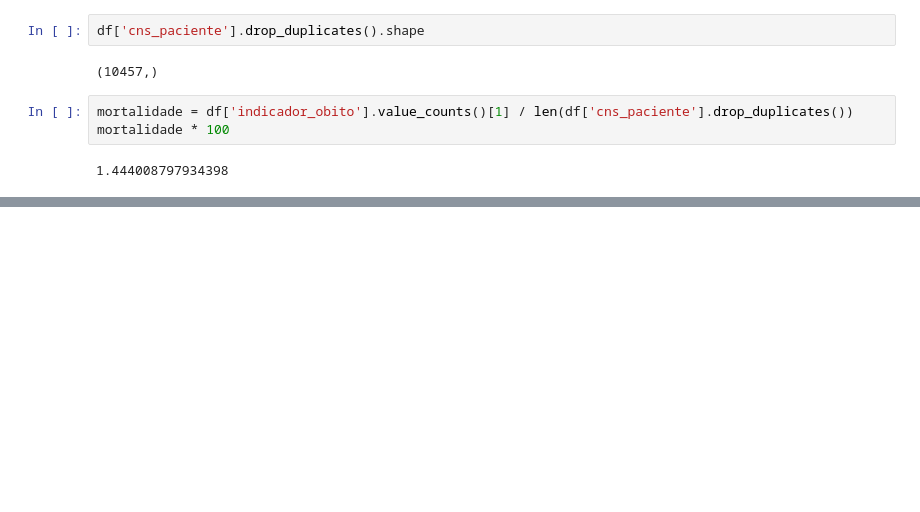
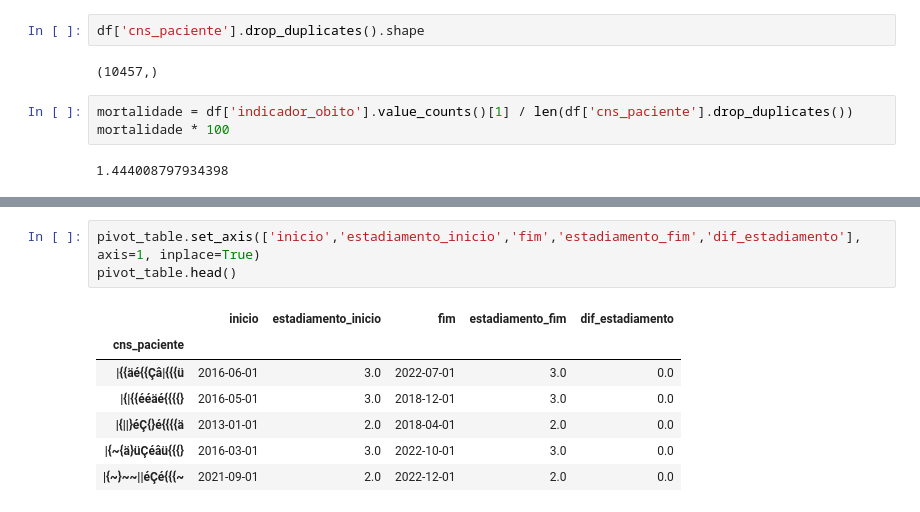
Before and after one commit to TiamatCod3/ia-saude, a Jupyter notebook: src/analise.ipynb, the cells around one changed output, grey strips where cells are left out. Saved outputs shown, nothing was run; the diff lists cells and outputs as text; blank space fills up the shorter version.

```diff
--- a/src/analise.ipynb
+++ b/src/analise.ipynb
@@ -242,0 +340,11 @@ Name: count, dtype: int64
+# %%
+pivot_table.set_axis(['inicio','estadiamento_inicio','fim','estadiamento_fim','dif_estadiamento'], axis=1, inplace=True)
+pivot_table.head()
+# %% [output]
+|  | inicio | estadiamento_inicio | fim | estadiamento_fim | dif_estadiamento |
+| cns_paciente |  |  |  |  |  |
+| |{{äé{{Çâ|{{{ü | 2016-06-01 | 3.0 | 2022-07-01 | 3.0 | 0.0 |
+| |{|{{ééäé{{{{} | 2016-05-01 | 3.0 | 2018-12-01 | 3.0 | 0.0 |
+| |{||}éÇ{}é{{{{ä | 2013-01-01 | 2.0 | 2018-04-01 | 2.0 | 0.0 |
+| |{~{ä}üÇéâü{{{} | 2016-03-01 | 3.0 | 2022-10-01 | 3.0 | 0.0 |
+| |{~}~~||éÇé{{{~ | 2021-09-01 | 2.0 | 2022-12-01 | 2.0 | 0.0 |
```
Also changed, not shown: parts of 51 cells of this notebook.
